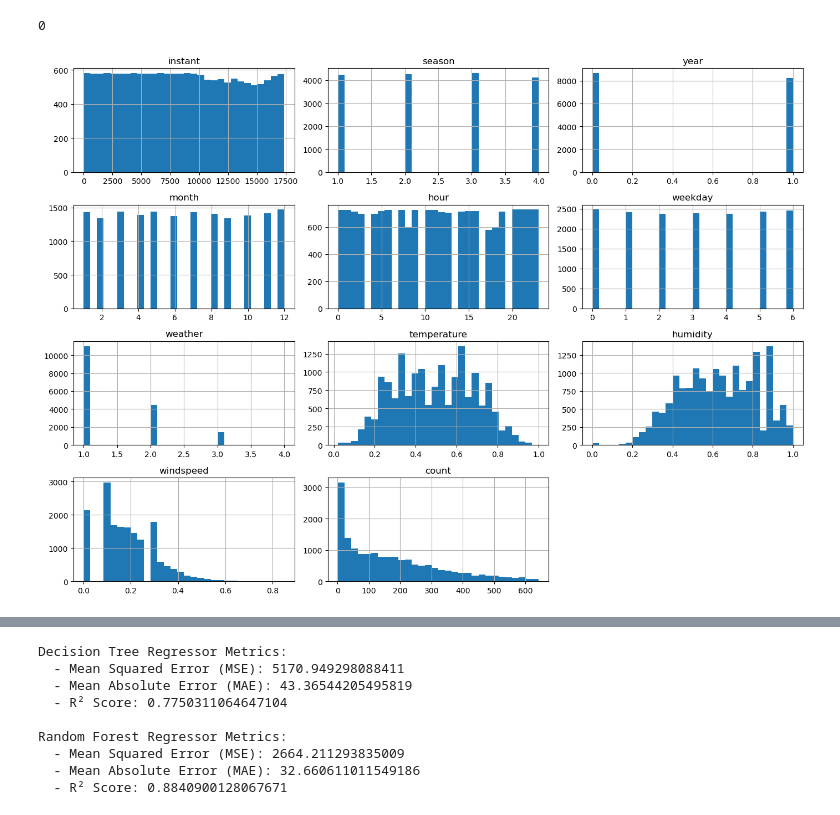
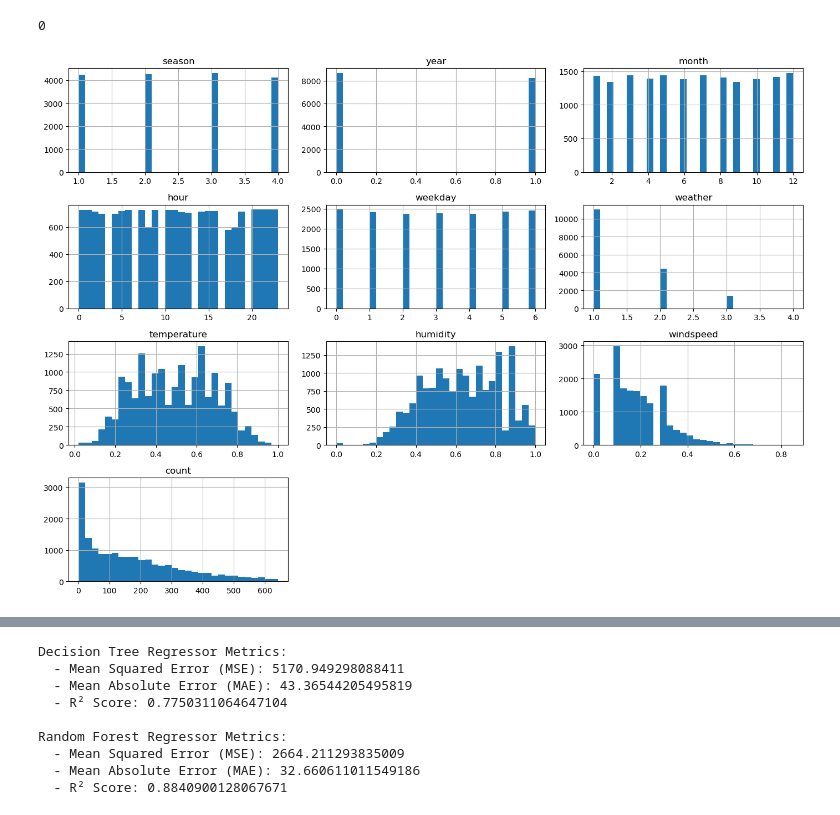
Before and after one commit to saleha-12/bike_sharing, a Jupyter notebook: combined file.ipynb, the cells around one changed output, grey strips where cells are left out. Saved outputs shown, nothing was run; the diff lists cells and outputs as text; code cells hidden in the pictures.

```diff
--- a/combined file.ipynb
+++ b/combined file.ipynb
@@ -64,7 +64,7 @@ import matplotlib.pyplot as plt
 import seaborn as sns
 # %%
 # Load csv file from GitHub into a DataFrame
-df = pd.read_csv('cleaned_hourly_bike_data.csv')
+df = pd.read_csv('https://raw.githubusercontent.com/saleha-12/bike_sharing/refs/heads/main/data/processed/cleaned_hourly_bike_data.csv')
 
 # Check top 3 rows of DataFrame
 df.head(3)
@@ -134,12 +133,11 @@ df.duplicated().sum()
 0
 # %%
 # Check and visualize distribution of features
-df.hist(figsize=(14, 10), bins=30)
+df.drop(columns=["instant"]).hist(figsize=(14, 10), bins=30)
 # prevent overlap
 plt.tight_layout()
 plt.show()
 
 # Some observations: most common weather type was '1' for clear, followed by '2' for misty which occurred about half the time as '1', very few '3' for light snow, and no '4' at all for heavy rain.
-# Significantly more 'registered' users
 # %% [output]
-[figure, old version]
+[figure, new version]
```
Also changed, not shown: parts of 10 cells of this notebook.
